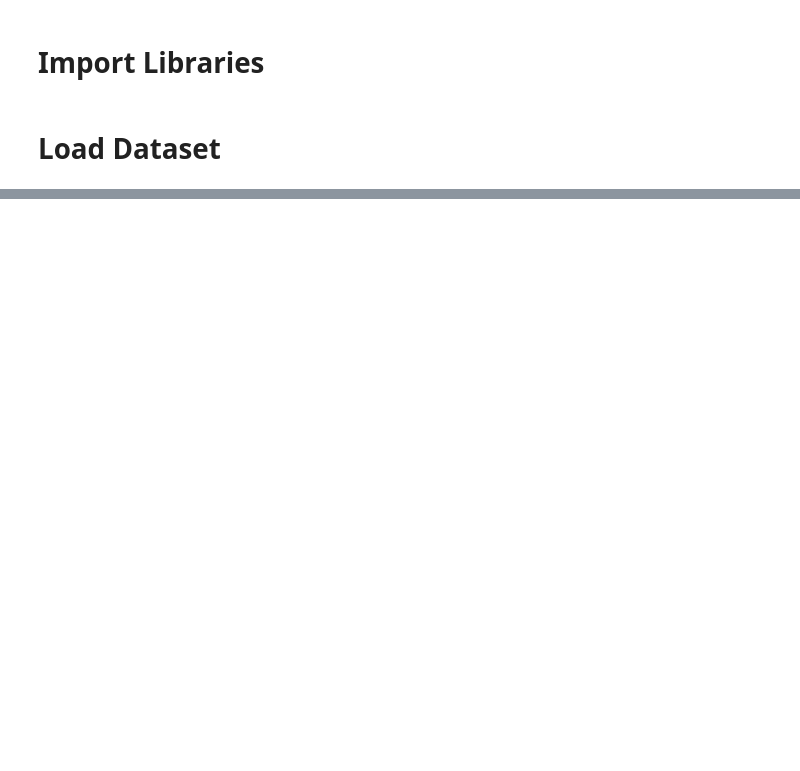
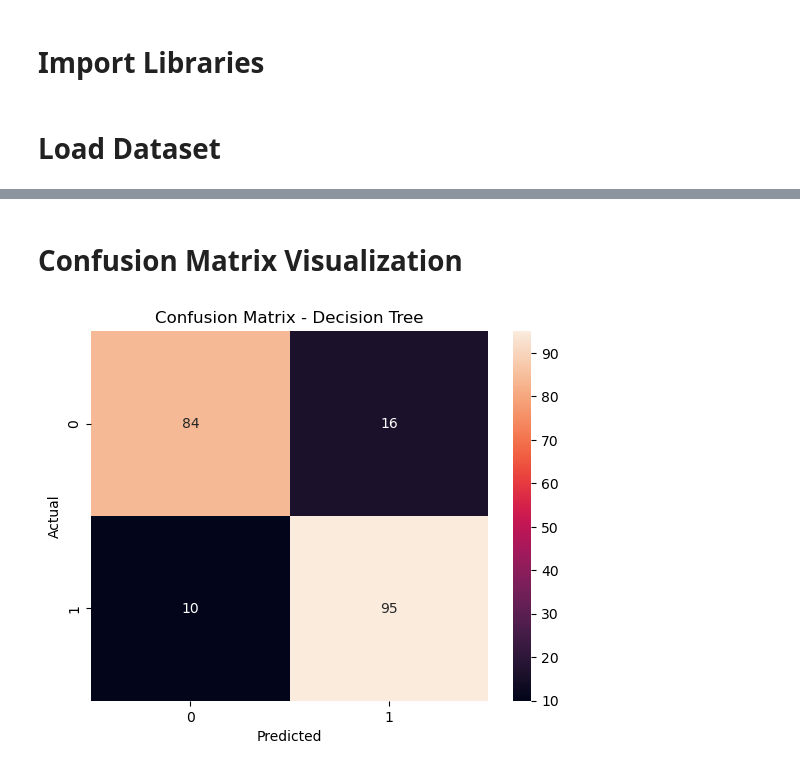
Before and after one commit to Maduwantha-ka/Heart-Disease-Prediction-System---Machine-Learning, a Jupyter notebook: NoteBooks/Nishini_Decision_Tree.ipynb, the cells around one changed output, grey strips where cells are left out. Saved outputs shown, nothing was run; the diff lists cells and outputs as text; code cells hidden in the pictures; blank space fills up the shorter version.

Commit message:
Visualize Decision Tree

```diff
--- a/NoteBooks/Nishini_Decision_Tree.ipynb
+++ b/NoteBooks/Nishini_Decision_Tree.ipynb
@@ -18,0 +57,2 @@ FileNotFoundError: [Errno 2] No such file or directory: 'C:/Semester Materials/M
+# %%
+df = pd.get_dummies(df, columns=["cp", "restecg", "slope", "thal"], drop_first=True)
@@ -18,0 +61,7 @@ FileNotFoundError: [Errno 2] No such file or directory: 'C:/Semester Materials/M
+# %%
+X = df.drop("target", axis=1)
+y = df["target"]
+
+X_train, X_test, y_train, y_test = train_test_split(
+    X, y, test_size=0.2, random_state=42, stratify=y
+)
@@ -18,0 +70,8 @@ FileNotFoundError: [Errno 2] No such file or directory: 'C:/Semester Materials/M
+# %%
+dt_model = DecisionTreeClassifier(
+    max_depth=5,
+    min_samples_split=5,
+    random_state=42
+)
+
+dt_model.fit(X_train, y_train)
@@ -18,0 +82,15 @@ FileNotFoundError: [Errno 2] No such file or directory: 'C:/Semester Materials/M
+# %%
+y_pred = dt_model.predict(X_test)
+y_prob = dt_model.predict_proba(X_test)[:, 1]
+
+print("Accuracy:", accuracy_score(y_test, y_pred))
+print("Precision:", precision_score(y_test, y_pred))
+print("Recall:", recall_score(y_test, y_pred))
+print("F1 Score:", f1_score(y_test, y_pred))
+print("AUC-ROC:", roc_auc_score(y_test, y_prob))
+
+print("\nClassification Report:")
+print(classification_report(y_test, y_pred))
+
+print("\nConfusion Matrix:")
+print(confusion_matrix(y_test, y_pred))
@@ -18,0 +118,10 @@ FileNotFoundError: [Errno 2] No such file or directory: 'C:/Semester Materials/M
+# %% [markdown]
+# Confusion Matrix Visualization
+# %%
+sns.heatmap(confusion_matrix(y_test, y_pred), annot=True, fmt="d")
+plt.title("Confusion Matrix - Decision Tree")
+plt.xlabel("Predicted")
+plt.ylabel("Actual")
+plt.show()
+# %% [output]
+[figure, added]
```
Also changed, not shown: parts of 15 cells of this notebook, 1 other file.
